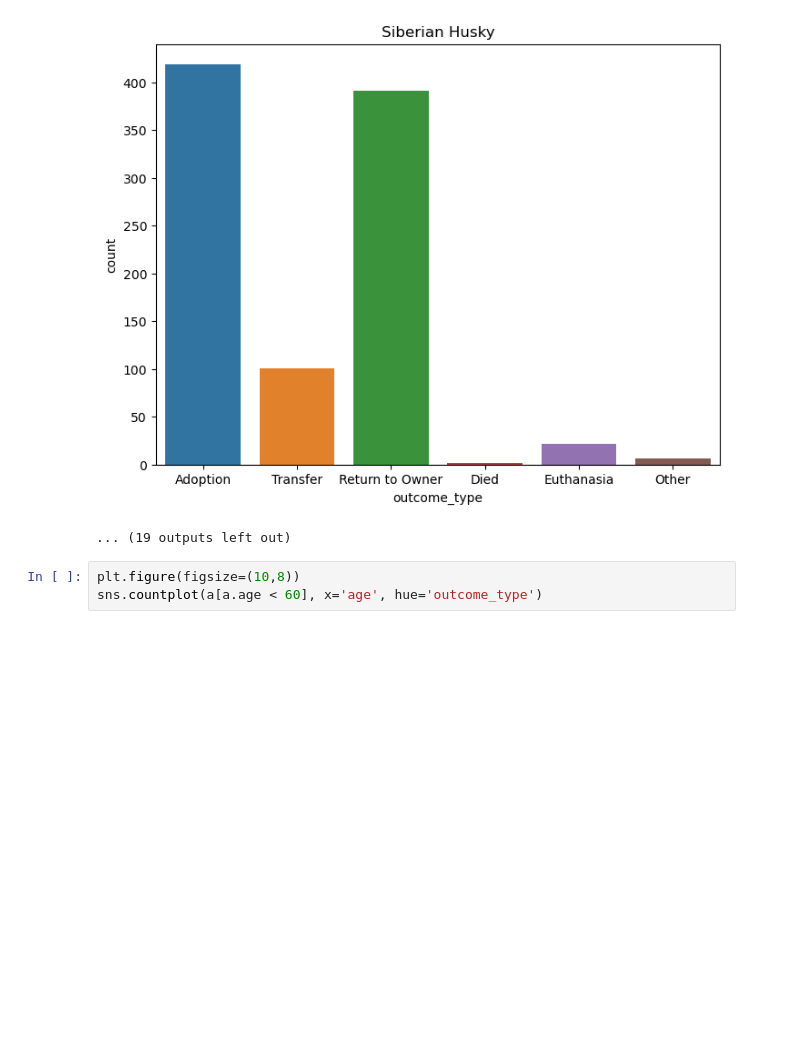
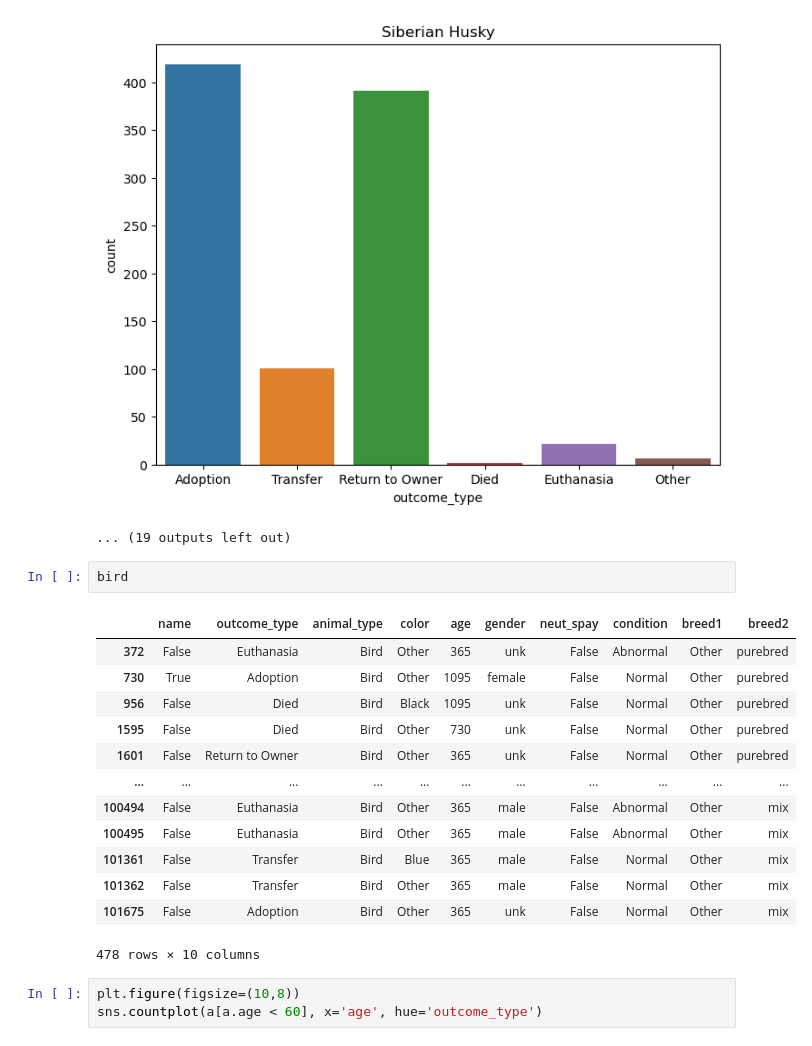
Before and after one commit to nickpedri/individual-project, a Jupyter notebook: explore.ipynb, the cells around one changed output. Drawn from its saved outputs; the diff is of its cells as text; blank space fills up the shorter version.

```diff
--- a/explore.ipynb
+++ b/explore.ipynb
@@ -85,6 +118,22 @@ for breed in a.breed1.unique():
 [figure]
 [figure]
 ... (19 outputs left out)
+# %%
+bird
+# %% [output]
+|  | name | outcome_type | animal_type | color | age | gender | neut_spay | condition | breed1 | breed2 |
+| 372 | False | Euthanasia | Bird | Other | 365 | unk | False | Abnormal | Other | purebred |
+| 730 | True | Adoption | Bird | Other | 1095 | female | False | Normal | Other | purebred |
+| 956 | False | Died | Bird | Black | 1095 | unk | False | Normal | Other | purebred |
+| 1595 | False | Died | Bird | Other | 730 | unk | False | Normal | Other | purebred |
+| 1601 | False | Return to Owner | Bird | Other | 365 | unk | False | Normal | Other | purebred |
+| ... | ... | ... | ... | ... | ... | ... | ... | ... | ... | ... |
+| 100494 | False | Euthanasia | Bird | Other | 365 | male | False | Abnormal | Other | mix |
+| 100495 | False | Euthanasia | Bird | Other | 365 | male | False | Abnormal | Other | mix |
+| 101361 | False | Transfer | Bird | Blue | 365 | male | False | Normal | Other | mix |
+| 101362 | False | Transfer | Bird | Other | 365 | male | False | Normal | Other | mix |
+| 101675 | False | Adoption | Bird | Other | 365 | unk | False | Normal | Other | mix |
+478 rows × 10 columns
 # %%
 plt.figure(figsize=(10,8))
 sns.countplot(a[a.age < 60], x='age', hue='outcome_type')
```
Also changed, not shown: parts of 16 cells of this notebook, 7 other files.
